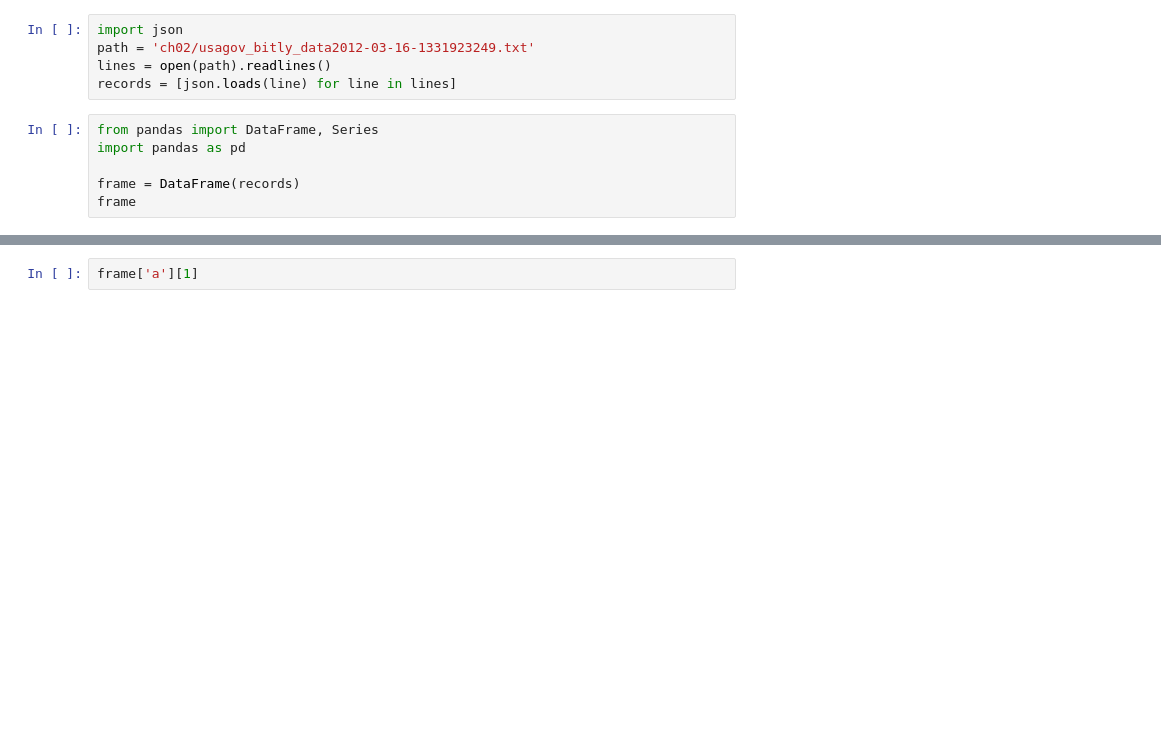
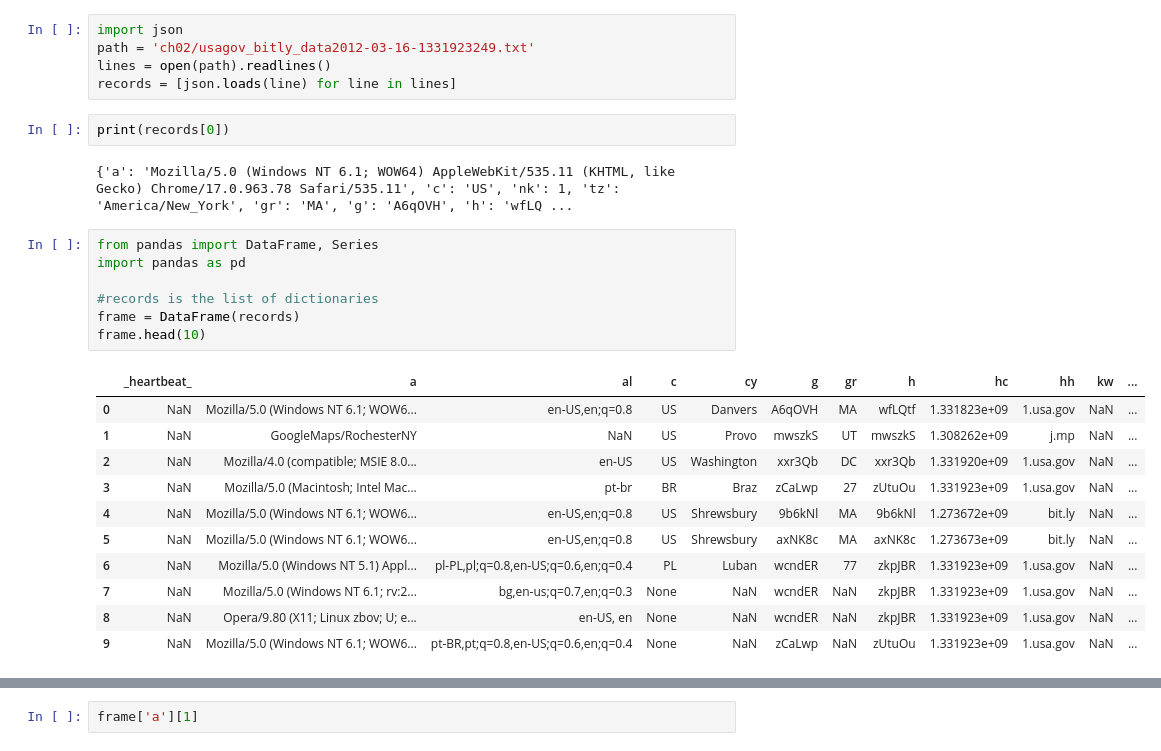
Before and after one commit to mnshr/py4da, a Jupyter notebook: ch02.ipynb, the cells around one changed output, grey strips where cells are left out. Drawn from its saved outputs; the diff is of its cells as text; blank space fills up the shorter version.

```diff
--- a/ch02.ipynb
+++ b/ch02.ipynb
@@ -116,11 +198,28 @@ import json
 path = 'ch02/usagov_bitly_data2012-03-16-1331923249.txt'
 lines = open(path).readlines()
 records = [json.loads(line) for line in lines]
+# %%
+print(records[0])
+# %% [output]
+{'a': 'Mozilla/5.0 (Windows NT 6.1; WOW64) AppleWebKit/535.11 (KHTML, like Gecko) Chrome/17.0.963.78 Safari/535.11', 'c': 'US', 'nk': 1, 'tz': 'America/New_York', 'gr': 'MA', 'g': 'A6qOVH', 'h': 'wfLQ ...
 # %%
 from pandas import DataFrame, Series
 import pandas as pd
 
+#records is the list of dictionaries
 frame = DataFrame(records)
-frame
+frame.head(10)
+# %% [output]
+|  | _heartbeat_ | a | al | c | cy | g | gr | h | hc | hh | kw | ... |
+| 0 | NaN | Mozilla/5.0 (Windows NT 6.1; WOW6... | en-US,en;q=0.8 | US | Danvers | A6qOVH | MA | wfLQtf | 1.331823e+09 | 1.usa.gov | NaN | ... |
+| 1 | NaN | GoogleMaps/RochesterNY | NaN | US | Provo | mwszkS | UT | mwszkS | 1.308262e+09 | j.mp | NaN | ... |
+| 2 | NaN | Mozilla/4.0 (compatible; MSIE 8.0... | en-US | US | Washington | xxr3Qb | DC | xxr3Qb | 1.331920e+09 | 1.usa.gov | NaN | ... |
+| 3 | NaN | Mozilla/5.0 (Macintosh; Intel Mac... | pt-br | BR | Braz | zCaLwp | 27 | zUtuOu | 1.331923e+09 | 1.usa.gov | NaN | ... |
+| 4 | NaN | Mozilla/5.0 (Windows NT 6.1; WOW6... | en-US,en;q=0.8 | US | Shrewsbury | 9b6kNl | MA | 9b6kNl | 1.273672e+09 | bit.ly | NaN | ... |
+| 5 | NaN | Mozilla/5.0 (Windows NT 6.1; WOW6... | en-US,en;q=0.8 | US | Shrewsbury | axNK8c | MA | axNK8c | 1.273673e+09 | bit.ly | NaN | ... |
+| 6 | NaN | Mozilla/5.0 (Windows NT 5.1) Appl... | pl-PL,pl;q=0.8,en-US;q=0.6,en;q=0.4 | PL | Luban | wcndER | 77 | zkpJBR | 1.331923e+09 | 1.usa.gov | NaN | ... |
+| 7 | NaN | Mozilla/5.0 (Windows NT 6.1; rv:2... | bg,en-us;q=0.7,en;q=0.3 | None | NaN | wcndER | NaN | zkpJBR | 1.331923e+09 | 1.usa.gov | NaN | ... |
+| 8 | NaN | Opera/9.80 (X11; Linux zbov; U; e... | en-US, en | None | NaN | wcndER | NaN | zkpJBR | 1.331923e+09 | 1.usa.gov | NaN | ... |
+| 9 | NaN | Mozilla/5.0 (Windows NT 6.1; WOW6... | pt-BR,pt;q=0.8,en-US;q=0.6,en;q=0.4 | None | NaN | zCaLwp | NaN | zUtuOu | 1.331923e+09 | 1.usa.gov | NaN | ... |
 # %%
 frame['tz'][:10]
```
Also changed, not shown: parts of 23 cells of this notebook.
